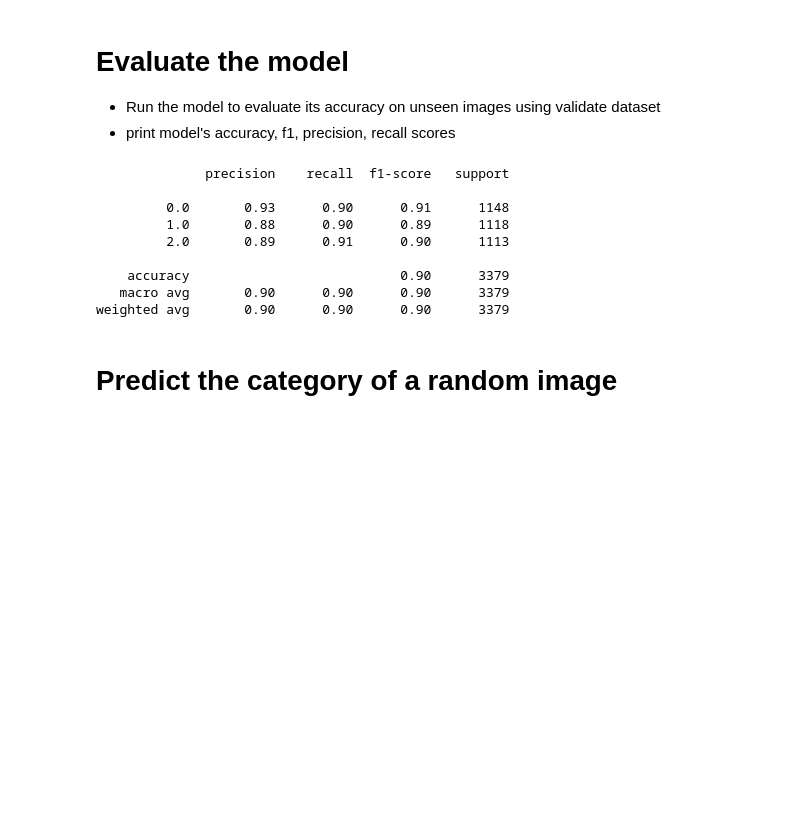
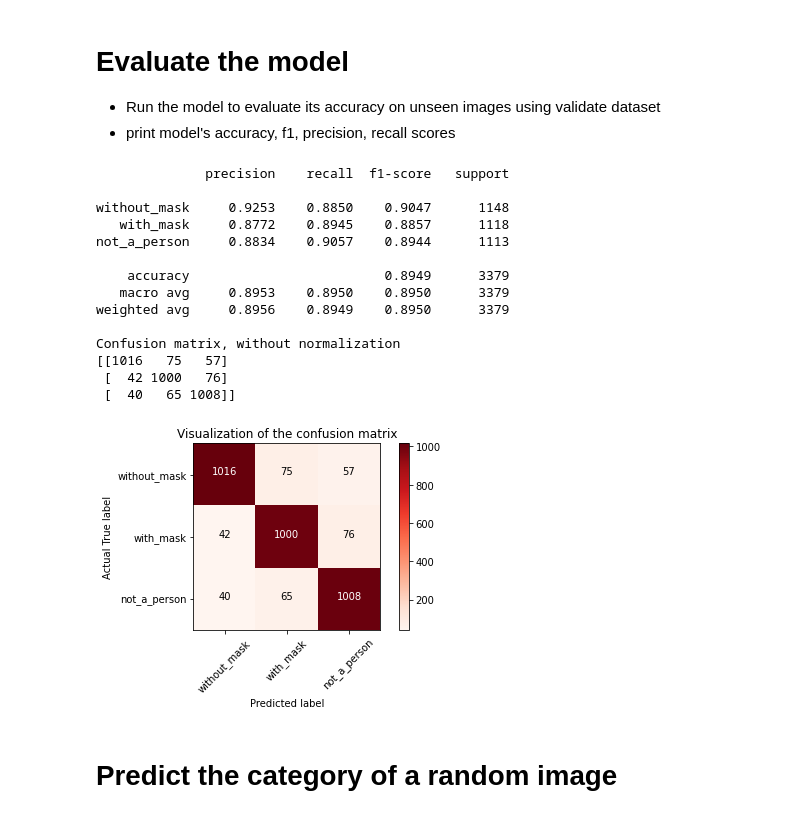
Before and after one commit to krsnvijay/face-mask-detector-cnn, a Jupyter notebook: face_mask_detector_cnn.ipynb, the cells around one changed output. Saved outputs shown, nothing was run; the diff lists cells and outputs as text; code cells hidden in the pictures; blank space fills up the shorter version.

Commit message:
add confusion matrix plot

```diff
--- a/face_mask_detector_cnn.ipynb
+++ b/face_mask_detector_cnn.ipynb
@@ -186,13 +189,13 @@ None
 """
 Some utilities
 """
+
 from pathlib import Path
 from typing import Dict, List, Union
 
 import pandas as pd
 import torch
 import torch.nn.init as init
-from sklearn.metrics import accuracy_score
 from sklearn.model_selection import train_test_split
 from torch import Tensor
 from torch.nn import (Conv2d, CrossEntropyLoss, Linear, MaxPool2d, ReLU,
@@ -200,6 +203,34 @@ from torch.nn import (Conv2d, CrossEntropyLoss, Linear, MaxPool2d, ReLU,
 from torch.optim import Adam
 from torch.optim.optimizer import Optimizer
 from torch.utils.data import DataLoader
+import itertools
+import matplotlib.pyplot as plt
+
+def plot_cm(cm, classes, normalize=False, title='Visualization of the confusion matrix', cmap=plt.cm.Reds):
+    plt.imshow(cm, interpolation='nearest', cmap=cmap)
+    plt.title(title)
+    plt.colorbar()
+    tick_marks = np.arange(len(classes))
+    plt.xticks(tick_marks, classes, rotation=45)
+    plt.yticks(tick_marks, classes)
+
+    if normalize:
+        cm = cm.astype('float') / cm.sum(axis=1)[:, np.newaxis]
+        print("Normalized confusion matrix")
+    else:
+        print('Confusion matrix, without normalization')
+
+    print(cm)
+
+    thresh = cm.max() / 2.
+    for i, j in itertools.product(range(cm.shape[0]), range(cm.shape[1])):
+        plt.text(j, i, cm[i, j],
+            horizontalalignment="center",
+            color="white" if cm[i, j] > thresh else "black")
+
+    plt.tight_layout()
+    plt.ylabel('Actual True label')
+    plt.xlabel('Predicted label')
 
 def prepare_data(mask_df_path) -> None:
         mask_df = pd.read_pickle(mask_df_path)
@@ -283,35 +315,43 @@ Model training has finished
 # %%
 """
 Evaluate the model
 """
 
 from numpy import vstack
-from sklearn.metrics import accuracy_score, f1_score, precision_score, recall_score, classification_report
-from sklearn.preprocessing import MultiLabelBinarizer
+from sklearn.metrics import accuracy_score, f1_score, precision_score, recall_score, classification_report, confusion_matrix
 
 def evaluate_model():
     predictions, actuals = torch.tensor([]), torch.tensor([])
     for i, data in enumerate(val_dataloader(validate_df)):
         inputs, targets = data['image'], data['mask']
         targets = targets.flatten()
         output = face_mask_detector_cnn(inputs)
         output = torch.argmax(output,axis=1)
         predictions = torch.cat((predictions, output.flatten()), dim=0)
         actuals = torch.cat((actuals, targets), dim=0)
 
     # print metrics
-    print(classification_report(actuals, predictions))
+    classes = ['without_mask', 'with_mask', 'not_a_person']
+    print(classification_report(actuals, predictions, digits = 4, target_names=classes))
+    confusion_mat = confusion_matrix(actuals.numpy(), predictions.numpy())
+    plot_cm(confusion_mat, classes)
 evaluate_model()
 # %% [output]
               precision    recall  f1-score   support
 
-         0.0       0.93      0.90      0.91      1148
-         1.0       0.88      0.90      0.89      1118
-         2.0       0.89      0.91      0.90      1113
+without_mask     0.9253    0.8850    0.9047      1148
+   with_mask     0.8772    0.8945    0.8857      1118
+not_a_person     0.8834    0.9057    0.8944      1113
 
-    accuracy                           0.90      3379
-   macro avg       0.90      0.90      0.90      3379
-weighted avg       0.90      0.90      0.90      3379
+    accuracy                         0.8949      3379
+   macro avg     0.8953    0.8950    0.8950      3379
+weighted avg     0.8956    0.8949    0.8950      3379
+
+Confusion matrix, without normalization
+[[1016   75   57]
+ [  42 1000   76]
+ [  40   65 1008]]
+[figure, added]
 # %% [markdown]
 # Predict the category of a random image
 # %%
```
Also changed, not shown: parts of 5 cells of this notebook.
